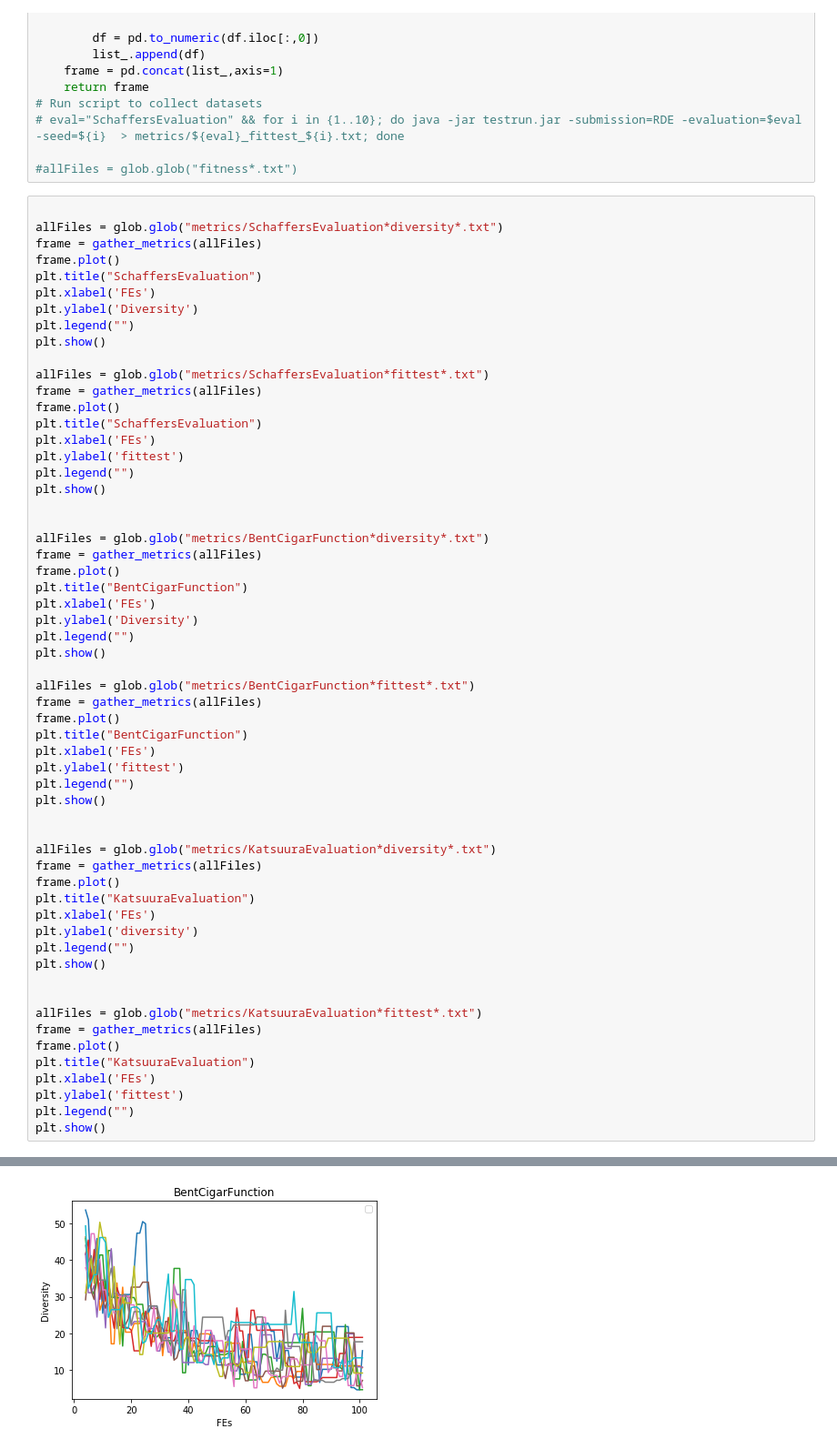
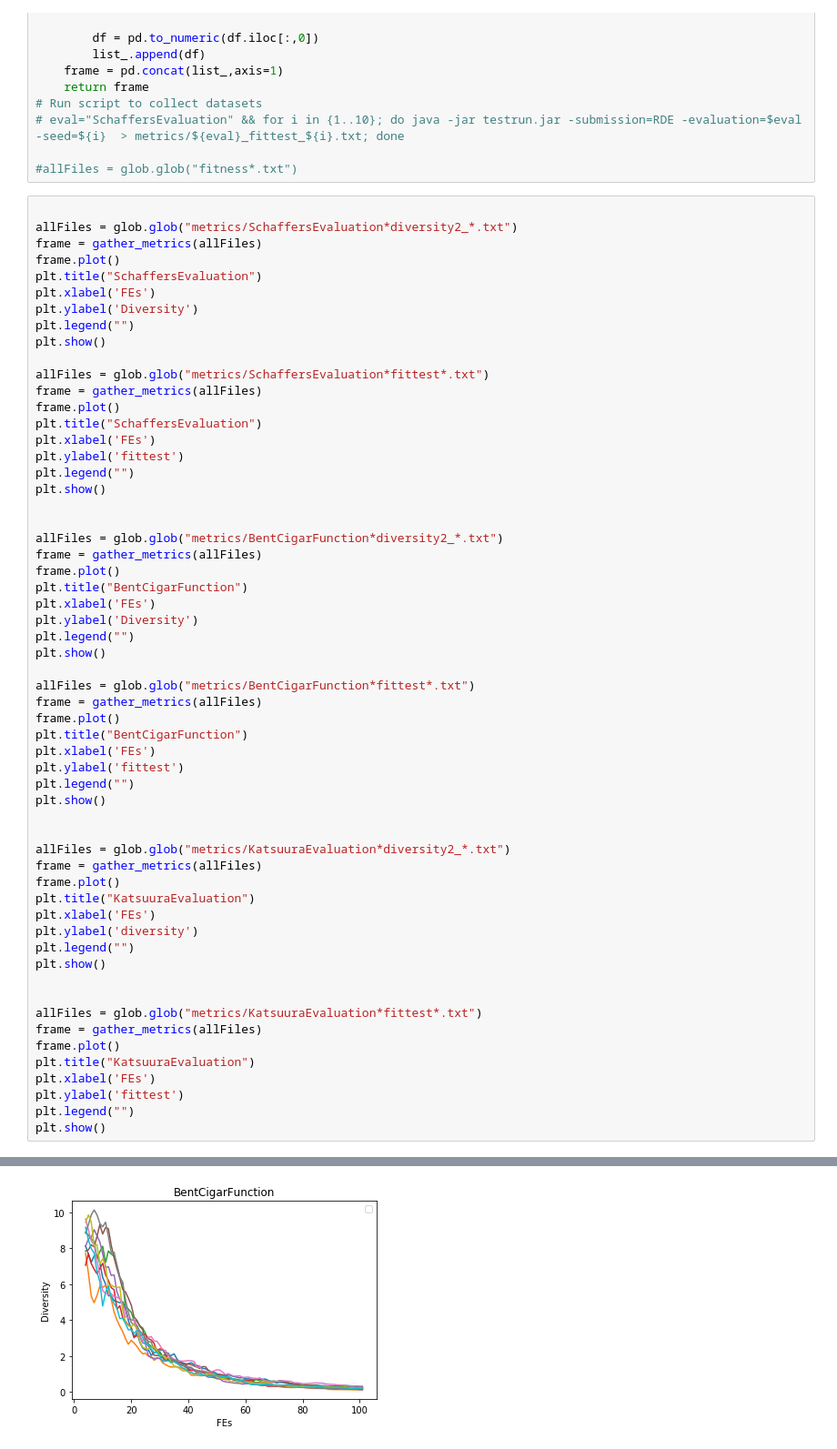
Before and after one commit to mrvoh/EvolutionaryComputing, a Jupyter notebook: assignmentfiles_2017/Gather Metrics.ipynb, the cells around one changed output, grey strips where cells are left out. Shown at 91% size. Drawn from its saved outputs; the diff is of its cells as text.

```diff
--- a/assignmentfiles_2017/Gather Metrics.ipynb
+++ b/assignmentfiles_2017/Gather Metrics.ipynb
@@ -26,7 +26,7 @@ def gather_metrics(allFiles):
 #allFiles = glob.glob("fitness*.txt")
 # %%
 
-allFiles = glob.glob("metrics/SchaffersEvaluation*diversity*.txt")
+allFiles = glob.glob("metrics/SchaffersEvaluation*diversity2_*.txt")
 frame = gather_metrics(allFiles)
 frame.plot()
 plt.title("SchaffersEvaluation")
@@ -45,7 +45,7 @@ plt.legend("")
 plt.show()
 
 
-allFiles = glob.glob("metrics/BentCigarFunction*diversity*.txt")
+allFiles = glob.glob("metrics/BentCigarFunction*diversity2_*.txt")
 frame = gather_metrics(allFiles)
 frame.plot()
 plt.title("BentCigarFunction")
@@ -64,7 +64,7 @@ plt.legend("")
 plt.show()
 
 
-allFiles = glob.glob("metrics/KatsuuraEvaluation*diversity*.txt")
+allFiles = glob.glob("metrics/KatsuuraEvaluation*diversity2_*.txt")
 frame = gather_metrics(allFiles)
 frame.plot()
 plt.title("KatsuuraEvaluation")
@@ -87,3 +87,3 @@ plt.show()
 [figure]
-[figure, old version]
+[figure, new version]
 [figure]
```
Also changed, not shown: parts of 2 cells of this notebook, 1 other file.
